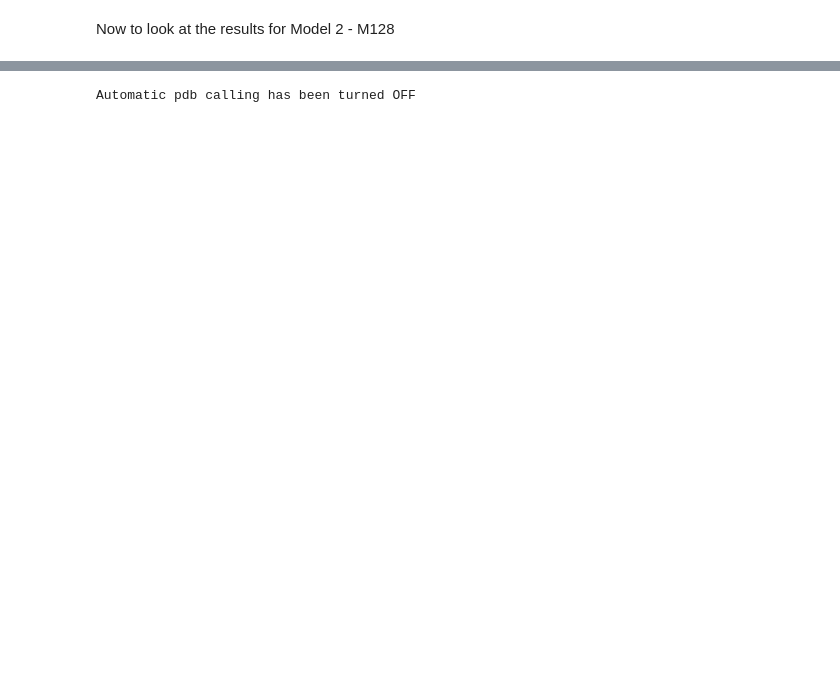
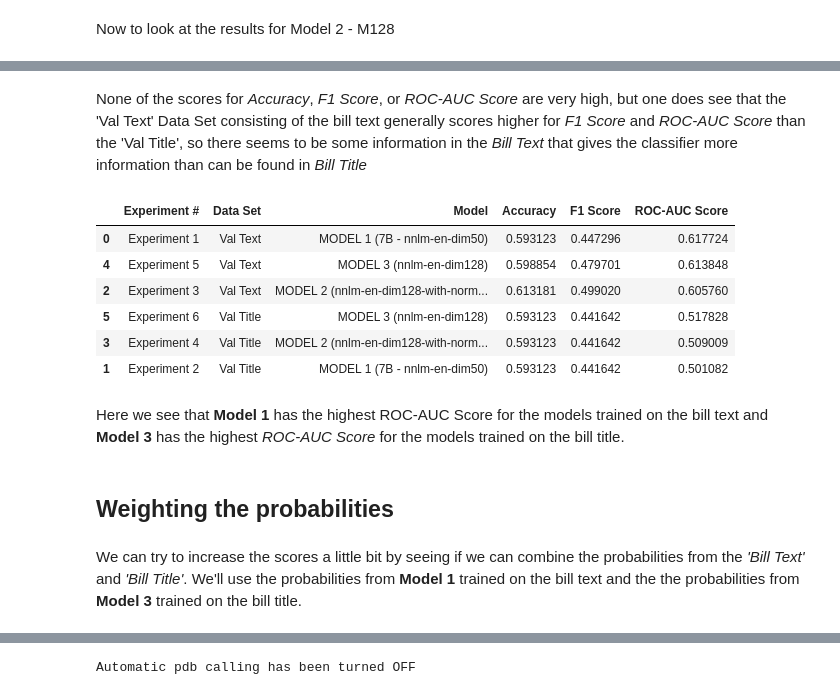
Before and after one commit to EdwardMMiller/Predicting-Party-Support-From-Bill-Text, a Jupyter notebook: Capstone_I_Using_Bill_Text_To_Predict_Party_Support.ipynb, the cells around one changed output, grey strips where cells are left out. Drawn from its saved outputs; the diff is of its cells as text; code cells hidden in the pictures; blank space fills up the shorter version.

```diff
--- a/Capstone_I_Using_Bill_Text_To_Predict_Party_Support.ipynb
+++ b/Capstone_I_Using_Bill_Text_To_Predict_Party_Support.ipynb
@@ -2684,0 +2892,18 @@ ValueError: Target is multiclass but average='binary'. Please choose another ave
+# %% [markdown]
+None of the scores for *Accuracy*, *F1 Score*, or *ROC-AUC Score* are very high, but one does see that the 'Val Text' Data Set consisting of the bill text generally scores higher for *F1 Score* and *ROC-AUC Score* than the 'Val Title', so there seems to be some information in the *Bill Text* that gives the classifier more information than can be found in *Bill Title*
+# %%
+experiment_df.sort_values(by = ['ROC-AUC Score'], ascending = False)
+# %% [output]
+|  | Experiment # | Data Set | Model | Accuracy | F1 Score | ROC-AUC Score |
+| 0 | Experiment 1 | Val Text | MODEL 1 (7B - nnlm-en-dim50) | 0.593123 | 0.447296 | 0.617724 |
+| 4 | Experiment 5 | Val Text | MODEL 3 (nnlm-en-dim128) | 0.598854 | 0.479701 | 0.613848 |
+| 2 | Experiment 3 | Val Text | MODEL 2 (nnlm-en-dim128-with-norm... | 0.613181 | 0.499020 | 0.605760 |
+| 5 | Experiment 6 | Val Title | MODEL 3 (nnlm-en-dim128) | 0.593123 | 0.441642 | 0.517828 |
+| 3 | Experiment 4 | Val Title | MODEL 2 (nnlm-en-dim128-with-norm... | 0.593123 | 0.441642 | 0.509009 |
+| 1 | Experiment 2 | Val Title | MODEL 1 (7B - nnlm-en-dim50) | 0.593123 | 0.441642 | 0.501082 |
+# %% [markdown]
+Here we see that **Model 1** has the highest ROC-AUC Score for the models trained on the bill text and **Model 3** has the highest *ROC-AUC Score* for the models trained on the bill title.
+# %% [markdown]
+## Weighting the probabilities
+# %% [markdown]
+We can try to increase the scores a little bit by seeing if we can combine the probabilities from the *'Bill Text'* and *'Bill Title'*. We'll use the probabilities from **Model 1** trained on the bill text and the the probabilities from **Model 3** trained on the bill title.
```
Also changed, not shown: parts of 11 cells of this notebook.
